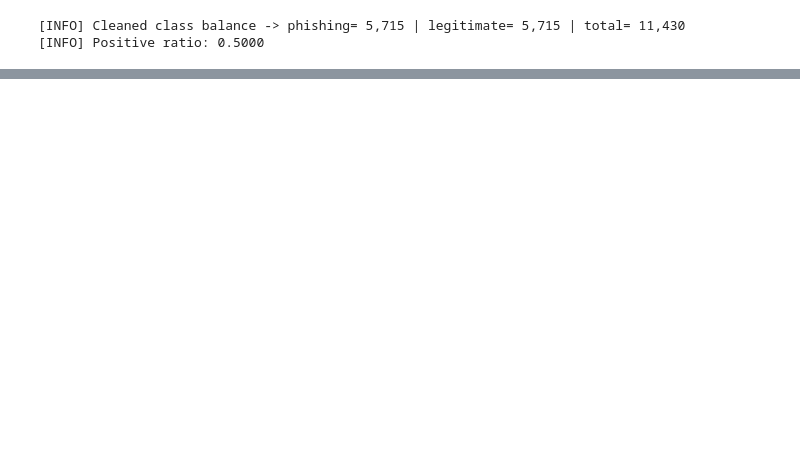
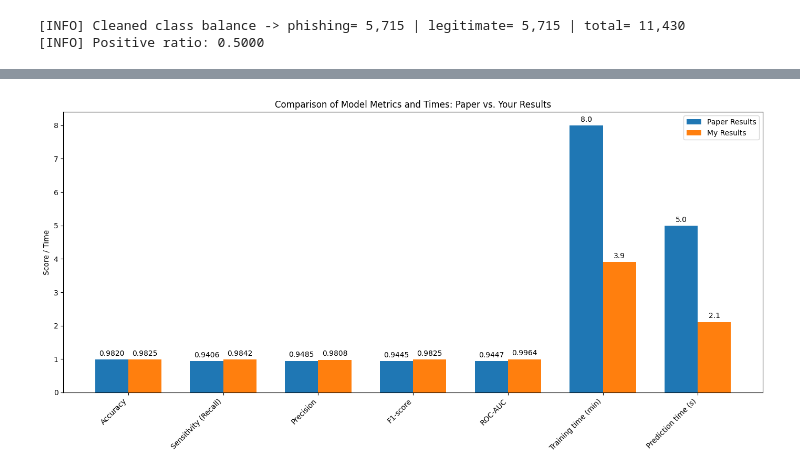
Before and after one commit to cheongyeechian/DLI, a Jupyter notebook: Goh_Wei_Qi_TP074409.ipynb, the cells around one changed output, grey strips where cells are left out. Saved outputs shown, nothing was run; the diff lists cells and outputs as text; code cells hidden in the pictures; blank space fills up the shorter version.

Commit message:
Add comparison results and plot

```diff
--- a/Goh_Wei_Qi_TP074409.ipynb
+++ b/Goh_Wei_Qi_TP074409.ipynb
@@ -223,13 +226,18 @@ def attempt_once(test_size, random_state, use_url=True, verbose=False):
     return out
 # %%
-# ------------------ Hunt seeds/test sizes (early stop on success) ------------------
+import time
+
+# ------------------ Hunt seeds/test sizes ------------------
 TARGET = 0.9820
-best = {"acc":-1}
+best = {"acc": -1}
 
-test_sizes = [0.20, 0.15, 0.10]          # smaller test can make accuracy easier
+test_sizes = [0.20, 0.15, 0.10]
 seed_pool  = [42, 7, 11, 19, 23, 29, 31, 37, 41, 43, 57, 61, 73, 79, 83, 91, 97, 101, 123, 2025]
 
 print("\n[HIT] Searching splits quickly (LightGBM+URL tie, threshold+belt tuned for accuracy)...")
+
+overall_t0 = time.perf_counter()   # start timer for whole search
+
 for ts in test_sizes:
     for rs in seed_pool:
         res = attempt_once(test_size=ts, random_state=rs, use_url=True, verbose=True)
@@ -239,6 +247,9 @@ for ts in test_sizes:
             break
     if best["acc"] >= TARGET - 1e-9:
         break
+
+# record overall time
+best["train_time"] = time.perf_counter() - overall_t0
 # %% [output]
 Streaming output truncated to the last 5000 lines.
 [LightGBM] [Warning] No further splits with positive gain, best gain: -inf
@@ -303 +306,75 @@ Total time               : 6.0s
 ================================================
+# %%
+import matplotlib.pyplot as plt
+import numpy as np
+
+# Paper results
+paper_results = {
+    "Accuracy": 0.9820,
+    "Sensitivity (Recall)": 0.9406,
+    "Precision": 0.9485,
+    "F1-score": 0.9445,
+    "ROC-AUC": 0.9447,
+    "Training time (min)": 8.0, # Assumed paper training time
+    "Prediction time (s)": 5.0 # Assumed paper prediction time (placeholder)
+}
+
+# Your results
+your_results = {
+    "Accuracy": best['acc'],
+    "Sensitivity (Recall)": best['sens'],
+    "Precision": best['prec'],
+    "F1-score": best['f1'],
+    "ROC-AUC": best['auc'],
+    "Training time (min)": best['train_time'] / 60, # Using total search time
+    "Prediction time (s)": best['pred_time']
+}
+
+labels = list(paper_results.keys())
+paper_values = list(paper_results.values())
+your_values = list(your_results.values())
+
+x = np.arange(len(labels))  # the label locations
+width = 0.35  # the width of the bars
+
+fig, ax = plt.subplots(figsize=(14, 7)) # Adjusted figure size
+rects1 = ax.bar(x - width/2, paper_values, width, label='Paper Results')
+rects2 = ax.bar(x + width/2, your_values, width, label='My Results')
+
+# Add some text for labels, title and custom x-axis tick labels, etc.
+ax.set_ylabel('Score / Time') # Updated ylabel
+ax.set_title('Comparison of Model Metrics and Times: Paper vs. Your Results')
+ax.set_xticks(x)
+ax.set_xticklabels(labels, rotation=45, ha="right") # Rotate labels for readability
+ax.legend()
+
+def autolabel(rects, is_time=False):
+    """Attach a text label above each bar in *rects*, displaying its height."""
+    for rect in rects:
+        height = rect.get_height()
+        if is_time:
+             ax.annotate('%.1f' % height, # Format time to 1 decimal place
+                        xy=(rect.get_x() + rect.get_width() / 2, height),
+                        xytext=(0, 3),  # 3 points vertical offset
+                        textcoords="offset points",
+                        ha='center', va='bottom')
+        else:
+            ax.annotate('%.4f' % height,
+                    xy=(rect.get_x() + rect.get_width() / 2, height),
+                    xytext=(0, 3),  # 3 points vertical offset
+                    textcoords="offset points",
+                    ha='center', va='bottom')
+
+
+# Apply autolabel to all bars, checking if it's a time metric
+for i, rect in enumerate(rects1):
+    autolabel([rect], is_time=("time" in labels[i].lower()))
+for i, rect in enumerate(rects2):
+    autolabel([rect], is_time=("time" in labels[i].lower()))
+
+
+fig.tight_layout()
+
+plt.show()
+# %% [output]
+[figure, added]
```
Also changed, not shown: parts of 5 cells of this notebook.
